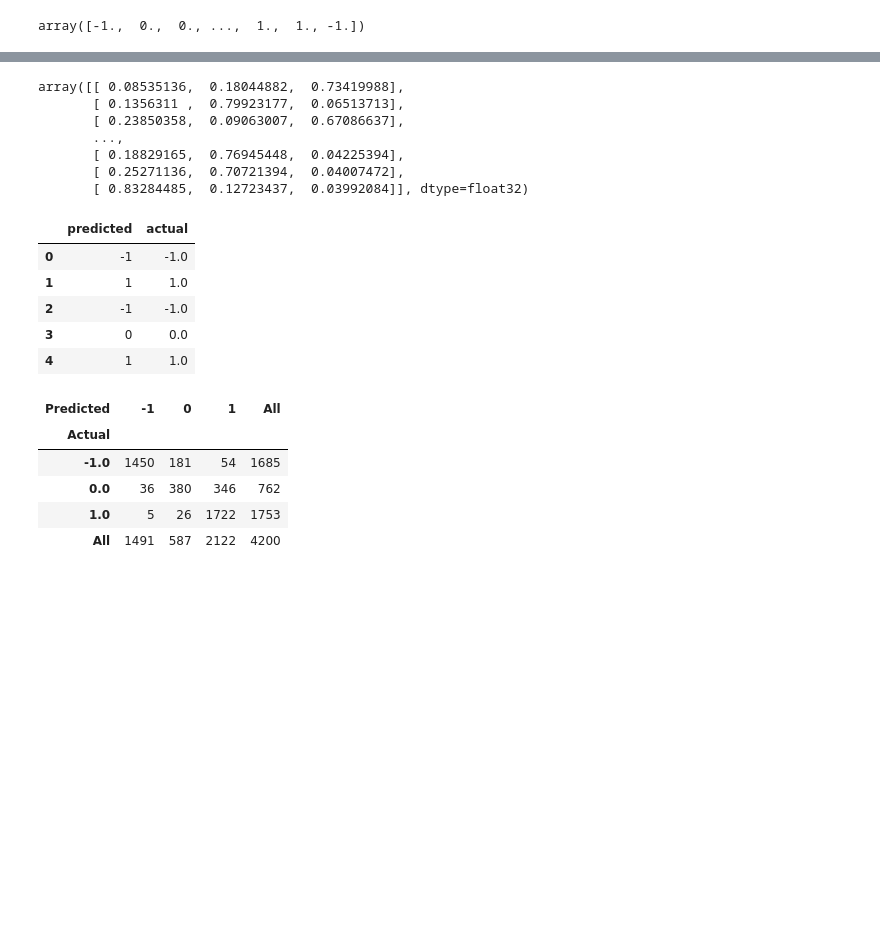
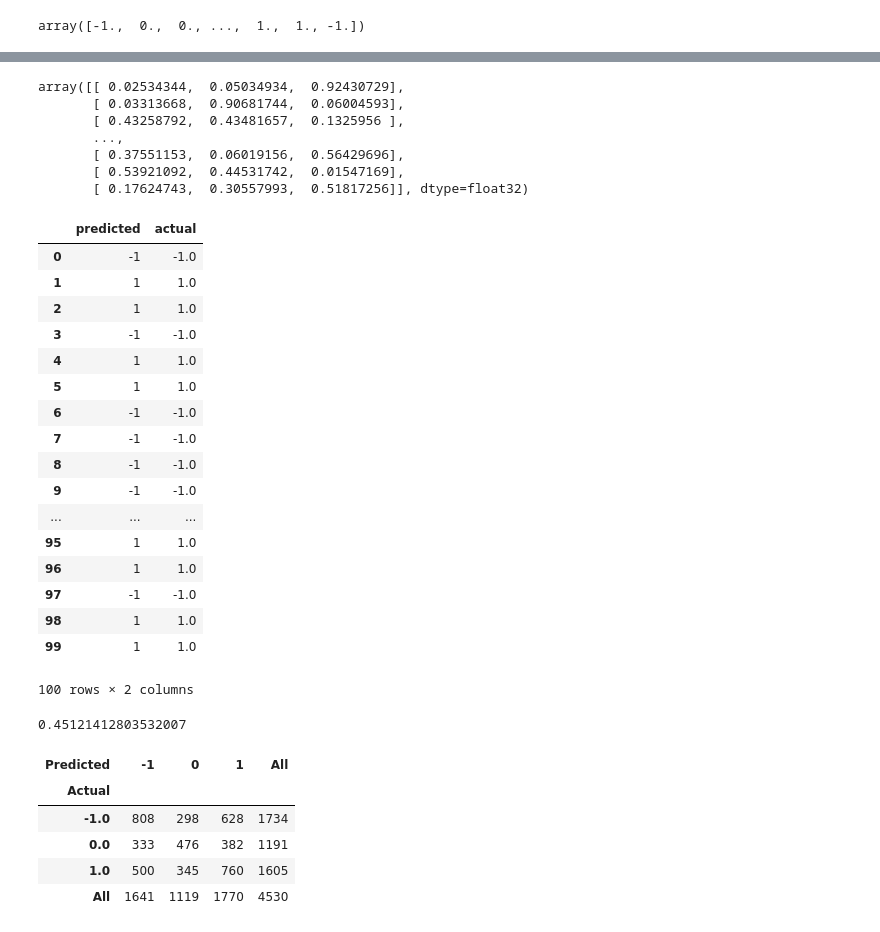
Before and after one commit to shoyasaxa/Crypto-Spikes, a Jupyter notebook: Price Spike Classification with Keras and LSTM.ipynb, the cells around one changed output, grey strips where cells are left out. Saved outputs shown, nothing was run; the diff lists cells and outputs as text; code cells hidden in the pictures; blank space fills up the shorter version.

```diff
--- a/Price Spike Classification with Keras and LSTM.ipynb
+++ b/Price Spike Classification with Keras and LSTM.ipynb
@@ -242,8 +242,8 @@ X_test_lagged_price = np.reshape(X_test_lagged_price, (X_test_lagged_price.shape
 # %% [output]
 array([-1.,  0.,  0., ...,  1.,  1., -1.])
 # %%
-features = ['Volume_BTC', 'Bitcoin_Adj', 'Price_lagged']
-#features = ['Volume_BTC', 'Price_lagged']
+#features = ['Volume_BTC', 'Bitcoin_Adj', 'Price_lagged']
+features = ['Volume_BTC', 'Price_lagged']
 
 rnn = build_model(features, 10)
 
@@ -253,7 +253,7 @@ history = rnn.fit(
     [
         #X_train_timestamp,
         X_train_volume,
-        X_train_trends,
+        #X_train_trends,
         X_train_lagged_price
     ],
     [
@@ -270,7 +270,7 @@ history = rnn.fit(
 #         [
 #             Y_test_is_spike_onehot
 #         ]),
-    epochs=100,
+    epochs=200,
     batch_size=64,
     callbacks=[
       tensorboard_callback
@@ -332,45 +351,58 @@ Accuracy: 93.60%
 # %%
 yhat = rnn.predict(
     [
         #X_test_timestamp,
         X_test_volume,
         X_test_trends,
         X_test_lagged_price
     ],
     verbose=0
 )
 
 display(yhat)
 
 inverted_yhat = np.argmax(yhat,axis=1) #returns INDICES of max
 onehot_to_val_dict = {0: 0, 1: 1, 2:-1 }
 
 inverted_yhat_arr = np.asarray(inverted_yhat)
 predicted = [onehot_to_val_dict[i] for i in inverted_yhat_arr]
 
 
 df_pred_output = pd.DataFrame(predicted, columns=['predicted'])
 df_pred_output['actual'] = Y_test_is_spike
 #df_pred_output['index_output'] = inverted_yhat
-display(df_pred_output.head())
+display(df_pred_output.head(100))
 
-# correct = (df_pred_output['actual'].values == df_pred_output['predicted'].values)
-# accuracy = correct.sum() / correct.size
-# display(accuracy)
+correct = (df_pred_output['actual'].values == df_pred_output['predicted'].values)
+accuracy = correct.sum() / correct.size
+display(accuracy)
 # %% [output]
-array([[ 0.08535136,  0.18044882,  0.73419988],
-       [ 0.1356311 ,  0.79923177,  0.06513713],
-       [ 0.23850358,  0.09063007,  0.67086637],
+array([[ 0.02534344,  0.05034934,  0.92430729],
+       [ 0.03313668,  0.90681744,  0.06004593],
+       [ 0.43258792,  0.43481657,  0.1325956 ],
        ...,
-       [ 0.18829165,  0.76945448,  0.04225394],
-       [ 0.25271136,  0.70721394,  0.04007472],
-       [ 0.83284485,  0.12723437,  0.03992084]], dtype=float32)
+       [ 0.37551153,  0.06019156,  0.56429696],
+       [ 0.53921092,  0.44531742,  0.01547169],
+       [ 0.17624743,  0.30557993,  0.51817256]], dtype=float32)
 |  | predicted | actual |
 | 0 | -1 | -1.0 |
 | 1 | 1 | 1.0 |
-| 2 | -1 | -1.0 |
-| 3 | 0 | 0.0 |
+| 2 | 1 | 1.0 |
+| 3 | -1 | -1.0 |
 | 4 | 1 | 1.0 |
+| 5 | 1 | 1.0 |
+| 6 | -1 | -1.0 |
+| 7 | -1 | -1.0 |
+| 8 | -1 | -1.0 |
+| 9 | -1 | -1.0 |
+| ... | ... | ... |
+| 95 | 1 | 1.0 |
+| 96 | 1 | 1.0 |
+| 97 | -1 | -1.0 |
+| 98 | 1 | 1.0 |
+| 99 | 1 | 1.0 |
+100 rows × 2 columns
+0.45121412803532007
 # %%
 # serialize model to JSON# serial
 model_json = rnn.to_json()
@@ -390,10 +422,10 @@ display(confusion_matrix)
 # %% [output]
 | Predicted | -1 | 0 | 1 | All |
 | Actual |  |  |  |  |
-| -1.0 | 1450 | 181 | 54 | 1685 |
-| 0.0 | 36 | 380 | 346 | 762 |
-| 1.0 | 5 | 26 | 1722 | 1753 |
-| All | 1491 | 587 | 2122 | 4200 |
+| -1.0 | 808 | 298 | 628 | 1734 |
+| 0.0 | 333 | 476 | 382 | 1191 |
+| 1.0 | 500 | 345 | 760 | 1605 |
+| All | 1641 | 1119 | 1770 | 4530 |
 # %%
 # need to check what the rnn actually learned
 # visualize predicted vs actual to get insight into this
```
Also changed, not shown: parts of 4 cells of this notebook, 8 other files.
